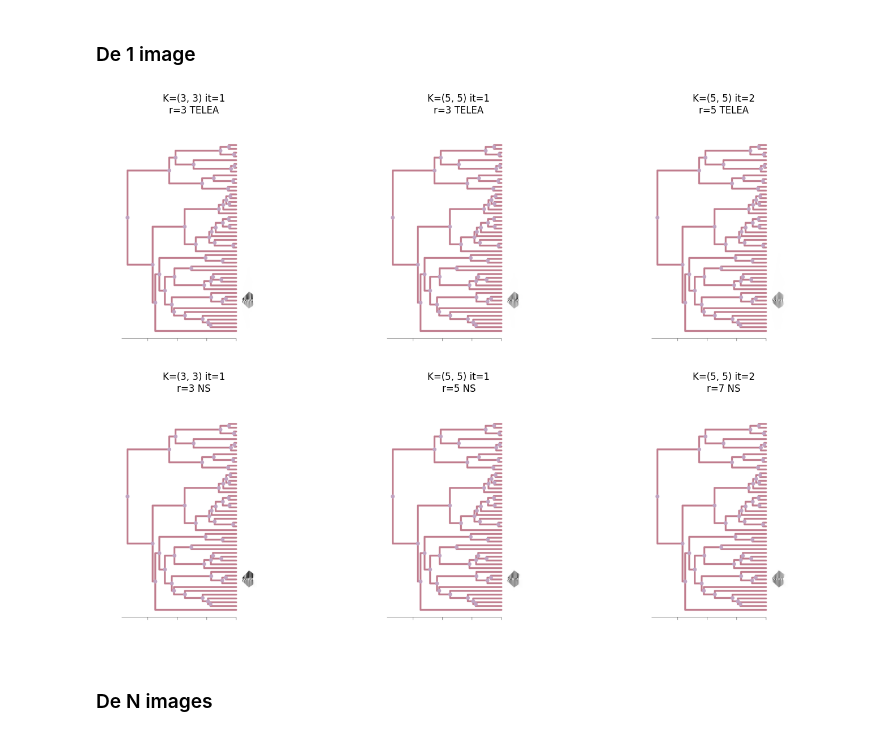
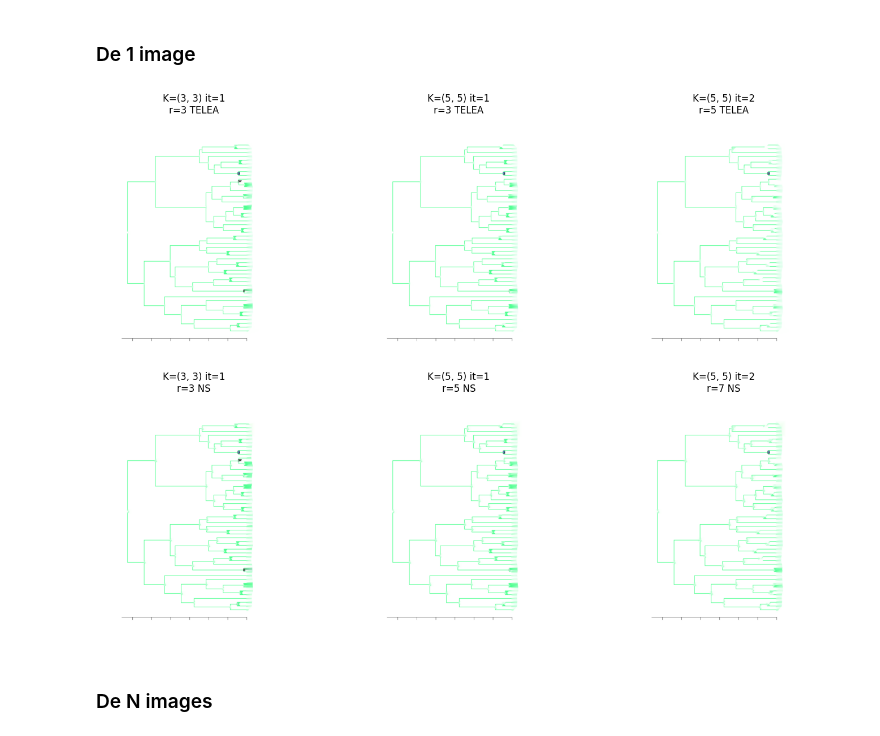
Before and after one commit to BDorian332/ITPT, a Jupyter notebook: dev/_notebooks/label_extraction_paddleocr.ipynb, the cells around one changed output. Drawn from its saved outputs; the diff is of its cells as text; code cells hidden in the pictures.

```diff
--- a/dev/_notebooks/label_extraction_paddleocr.ipynb
+++ b/dev/_notebooks/label_extraction_paddleocr.ipynb
@@ -73,7 +82,7 @@ from tqdm import tqdm
 # %% [markdown]
 ### PaddleOCR sur une image
 # %%
-img_path = "dev/_datasets/Tree_PNG_50tips_NOISE_1/images/Tree_50_1.png"
+img_path = "dev/_datasets/Tree_PNG_50tips_NOISE_1/images/Tree_50_896.png"
 image = cv2.imread(img_path)
 image = cv2.cvtColor(image, cv2.COLOR_BGR2RGB)
 
@@ -515,7 +524,7 @@ Nombre d'éléments supprimés sur cette image : 3
        [ 895, 1594]], dtype=int16), 'bbox': array([ 895, 1573,  914, 1594], dtype=int16), 'text': '③', 'score': 0.5307908058166504}]
 [figure]
 # %%
-img_path = "Tree_50_665.png"
+img_path = "Tree_50_46.png"
 img_outputs = [item for item in removed_outputs if img_path in os.path.basename(item["input_path"])]
 
 if not img_outputs:
@@ -624,7 +633,7 @@ def remove_text_with_inpainting(img, mask, radius=5, flags=cv2.INPAINT_TELEA):
 # %% [markdown]
 ### De 1 image
 # %%
-img_name = "Tree_50_12.png"
+img_name = "Tree_50_1.png"
 
 img_outputs = [item for item in outputs if img_name == os.path.basename(item["input_path"])]
 
@@ -644,34 +653,34 @@ else:
     img_bgr = cv2.imread(img_path)
     if img_bgr is None:
         raise RuntimeError(f"Impossible de lire {img_path}")
 
     img_rgb = cv2.cvtColor(img_bgr, cv2.COLOR_BGR2RGB)
 
     n = len(configs)
     cols = 3
     rows = int(np.ceil(n / cols))
 
     plt.figure(figsize=(5 * cols, 5 * rows))
 
     for i, cfg in enumerate(configs):
         mask = build_text_mask(img_rgb.shape, img_outputs, kernel_size=cfg["kernel"], dilate_iter=cfg["iter"])
 
         img_no_text = remove_text_with_inpainting(img_rgb, mask, radius=cfg["radius"], flags=cfg["flags"])
 
         plt.subplot(rows, cols, i + 1)
         plt.imshow(img_no_text)
         plt.axis("off")
 
         flag_name = "TELEA" if cfg["flags"] == cv2.INPAINT_TELEA else "NS"
         plt.title(
             f"K={cfg['kernel']} it={cfg['iter']}\n"
             f"r={cfg['radius']} {flag_name}"
         )
 
     plt.tight_layout()
     plt.show()
 # %% [output]
-[figure, old version]
+[figure, new version]
 # %% [markdown]
 ### De N images
 # %%
```
Also changed, not shown: parts of 62 cells of this notebook, 1 other file.
